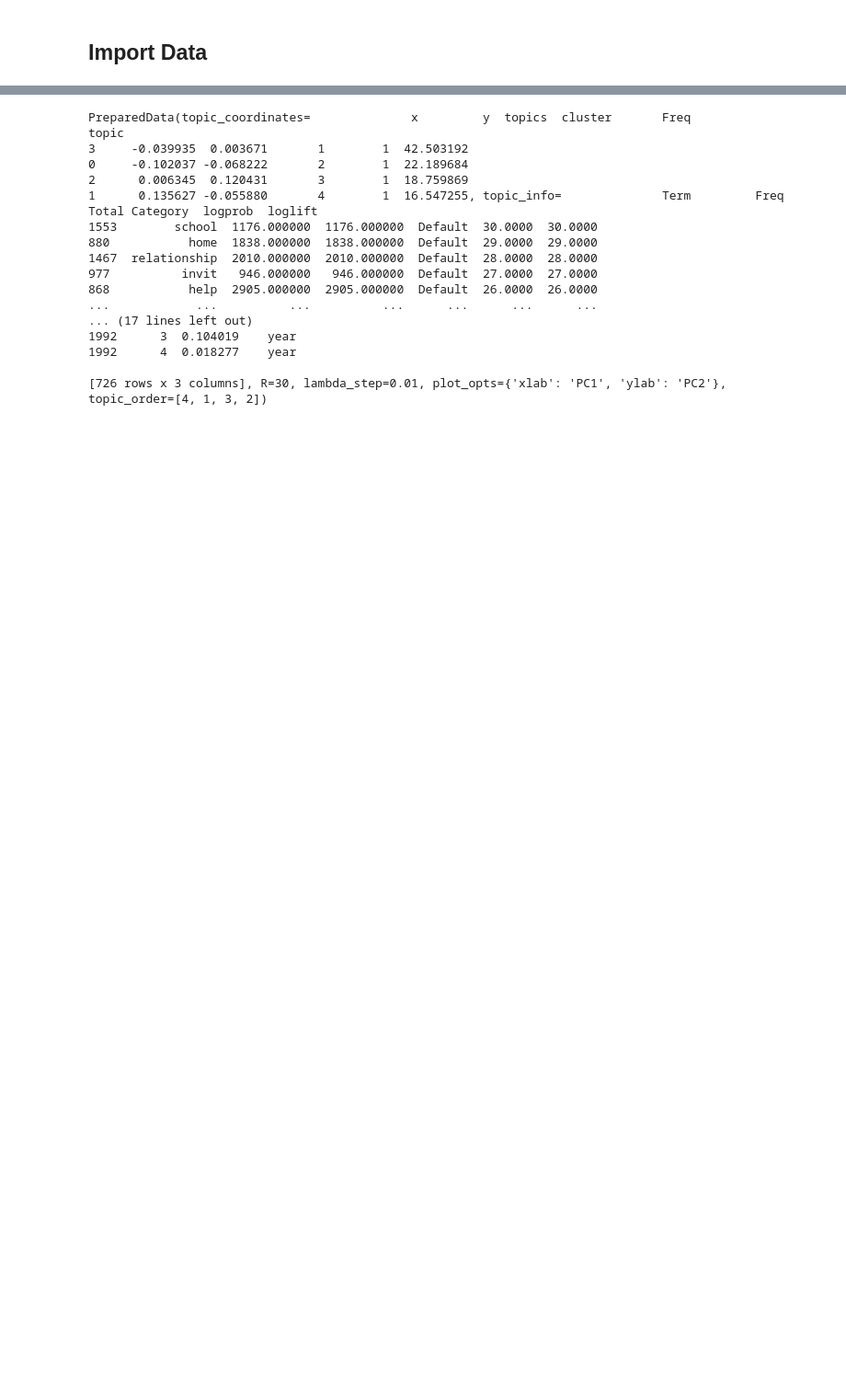
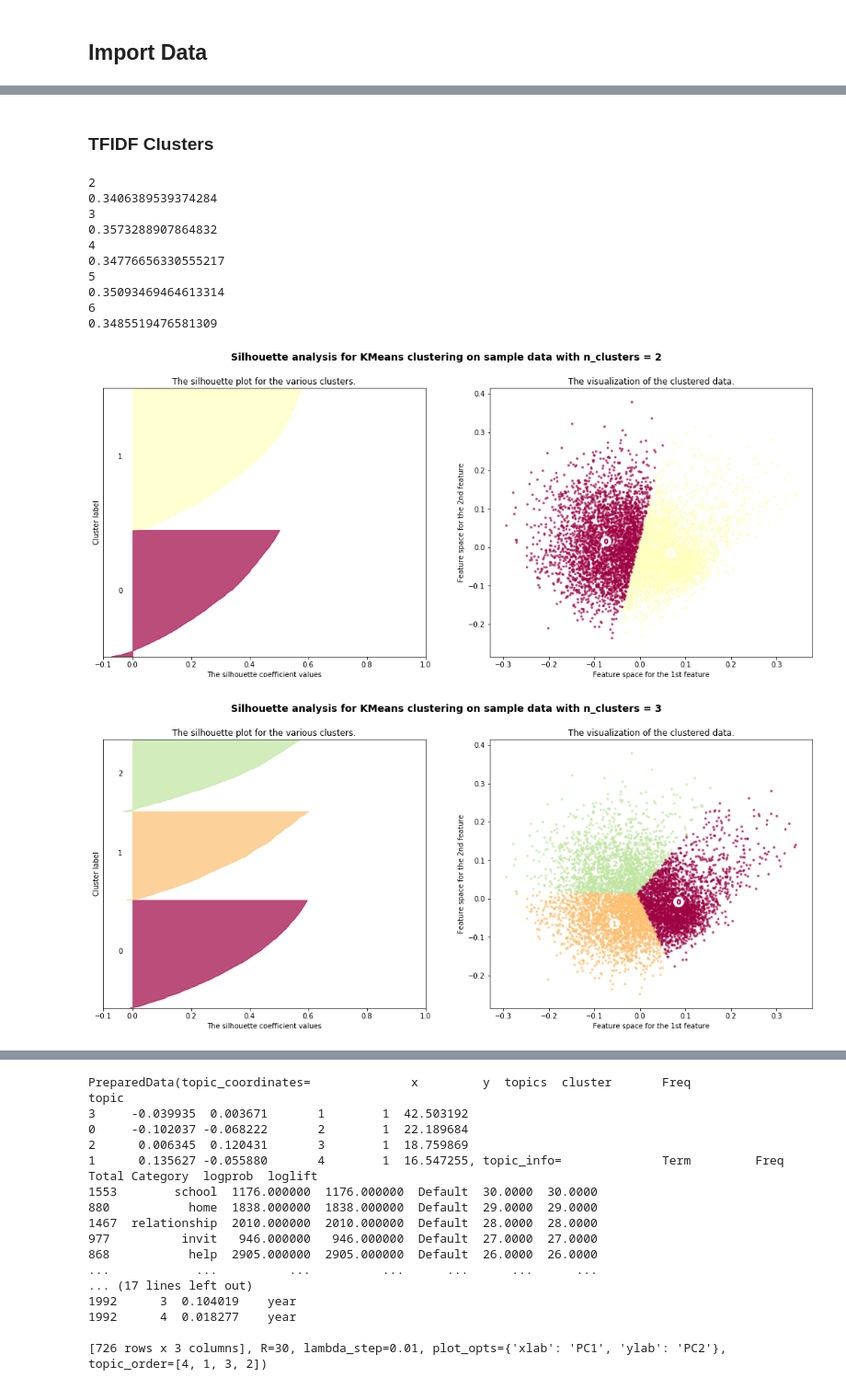
Before and after one commit to unit-00/dearabby, a Jupyter notebook: model/eda.ipynb, the cells around one changed output, grey strips where cells are left out. Shown at 92% size. Drawn from its saved outputs; the diff is of its cells as text; code cells hidden in the pictures; blank space fills up the shorter version.

```diff
--- a/model/eda.ipynb
+++ b/model/eda.ipynb
@@ -291,0 +228,27 @@ KMeans(algorithm='auto', copy_x=True, init='k-means++', max_iter=300,
+# %% [markdown]
+### TFIDF Clusters
+# %%
+range_n_clusters = range(2, 7)
+silhouette_scores_tv = np.empty(shape=5)
+
+for idx, n_clusters in enumerate(range_n_clusters):
+    fig, axs = plt.subplots(1, 2)
+    fig.set_size_inches(18, 7)
+    score = make_silhouette_plot(axs, X = pca_x_tv, n_clusters=n_clusters)
+    silhouette_scores_tv[idx] = score
+
+    print(n_clusters)
+    print(score)
+# %% [output]
+2
+0.3406389539374284
+3
+0.3573288907864832
+4
+0.34776656330555217
+5
+0.35093469464613314
+6
+0.3485519476581309
+[figure, added]
+[figure, added]
```
Also changed, not shown: parts of 94 cells of this notebook, 10 other files.
